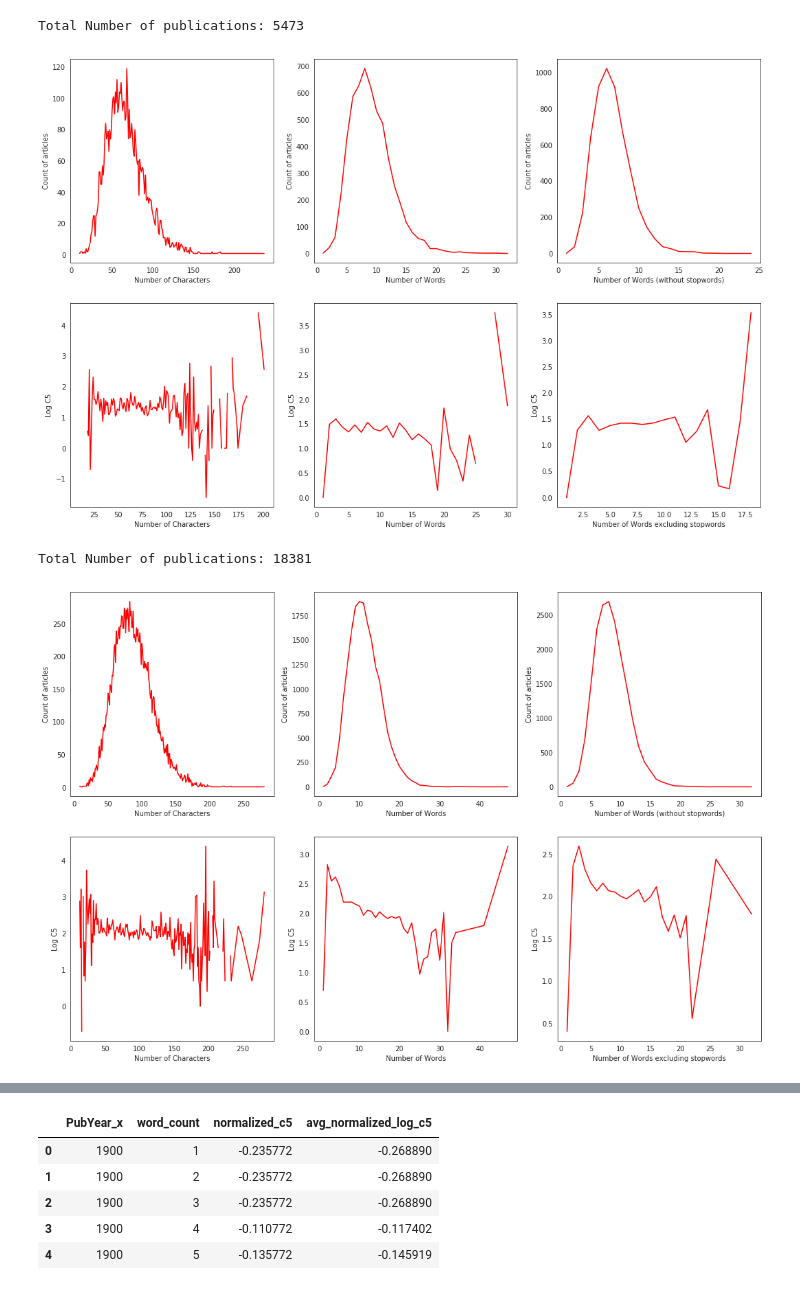
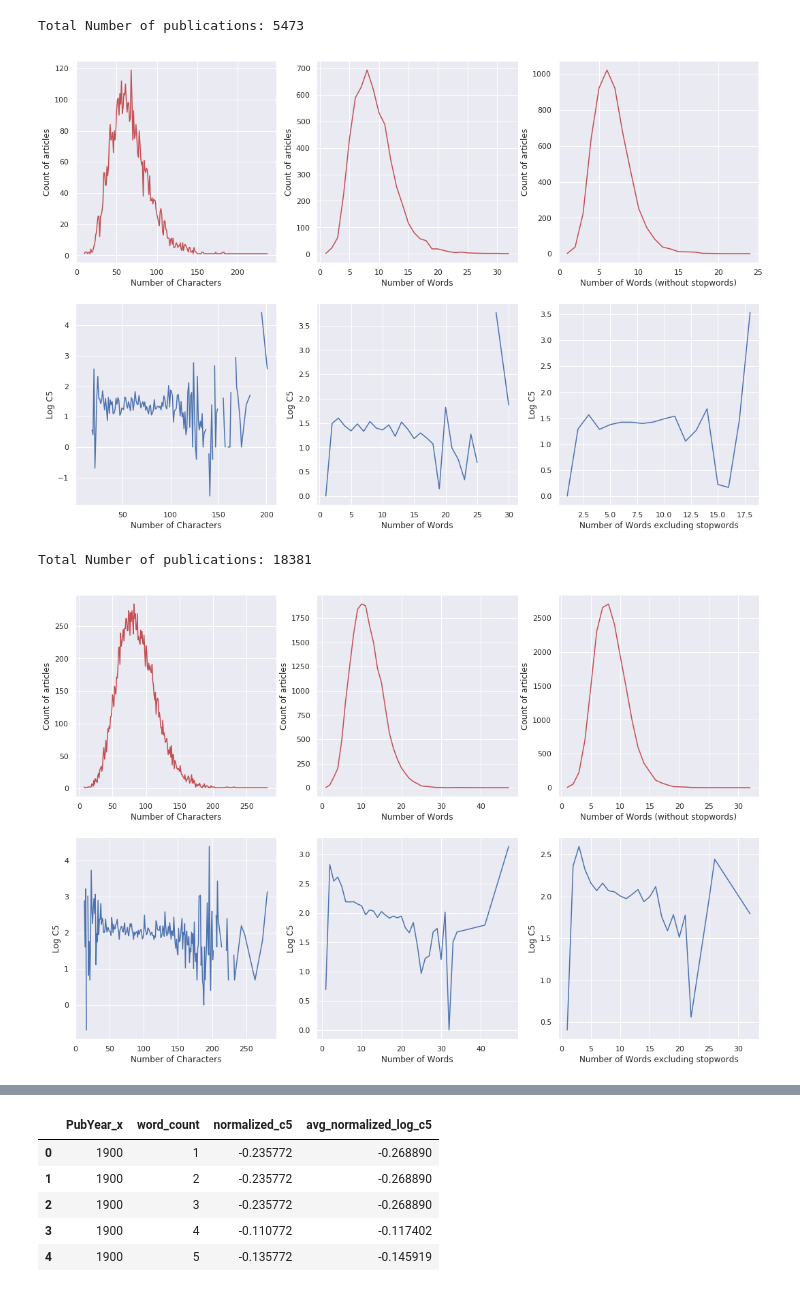
Before and after one commit to srjit/science-of-genius-title-impact, a Jupyter notebook: src/data-exploration/2. eda-part2.ipynb, the cells around one changed output, grey strips where cells are left out. Drawn from its saved outputs; the diff is of its cells as text; code cells hidden in the pictures.

```diff
--- a/src/data-exploration/2. eda-part2.ipynb
+++ b/src/data-exploration/2. eda-part2.ipynb
@@ -256,26 +261,26 @@ ax43.set_ylabel("Count of articles")
 
 data1970_avg_c5_for_character_count = data1970.groupby(['character_count'], as_index=False)['c5'].mean()
 data1970_avg_c5_for_character_count['avg_log_c5'] = data1970_avg_c5_for_character_count['c5'].apply(lambda x: np.log(x))
-ax44.plot(data1970_avg_c5_for_character_count['character_count'], data1970_avg_c5_for_character_count['avg_log_c5'], 'r')
+ax44.plot(data1970_avg_c5_for_character_count['character_count'], data1970_avg_c5_for_character_count['avg_log_c5'])
 ax44.set_xlabel("Number of Characters")
 ax44.set_ylabel("Log C5")
 
 data1970_avg_c5_for_word_count = data1970.groupby(['word_count'], as_index=False)['c5'].mean()
 data1970_avg_c5_for_word_count['avg_log_c5'] = data1970_avg_c5_for_word_count['c5'].apply(lambda x: np.log(x))
-ax45.plot(data1970_avg_c5_for_word_count['word_count'], data1970_avg_c5_for_word_count['avg_log_c5'], 'r')
+ax45.plot(data1970_avg_c5_for_word_count['word_count'], data1970_avg_c5_for_word_count['avg_log_c5'])
 ax45.set_xlabel("Number of Words")
 ax45.set_ylabel("Log C5")
 
 data1970_avg_c5_for_word_count_without_stp = data1970.groupby(['cleaned_title_word_count'], as_index=False)['c5'].mean()
 data1970_avg_c5_for_word_count_without_stp['avg_log_c5'] = data1970_avg_c5_for_word_count_without_stp['c5'].apply(lambda x: np.log(x))
-ax46.plot(data1970_avg_c5_for_word_count_without_stp['cleaned_title_word_count'], data1970_avg_c5_for_word_count_without_stp['avg_log_c5'], 'r')
+ax46.plot(data1970_avg_c5_for_word_count_without_stp['cleaned_title_word_count'], data1970_avg_c5_for_word_count_without_stp['avg_log_c5'])
 ax46.set_xlabel("Number of Words excluding stopwords")
 ax46.set_ylabel("Log C5")
 
 f4.show()
 # %% [output]
 Total Number of publications: 5473
-[figure, old version]
+[figure, new version]
 # %%
 # distribution of word counts in the year 2000 & how the variation of citation is with the word count in this year
 data2000 = data[data.PubYear_x == 2000]
@@ -298,37 +303,37 @@ ax51.plot(data2000_character_distribution['character_count'], data2000_character
 ax51.set_xlabel("Number of Characters")
 ax51.set_ylabel("Count of articles")
 
 ax52.plot(data2000_word_distribution['word_count'], data2000_word_distribution['counts'], 'r')
 ax52.set_xlabel("Number of Words")
 ax52.set_ylabel("Count of articles")
 
 ax53.plot(data2000_word_distribution_without_stopwords['cleaned_title_word_count'], data2000_word_distribution_without_stopwords['counts'],'r')
 ax53.set_xlabel("Number of Words (without stopwords)")
 ax53.set_ylabel("Count of articles")
 
 
 data2000_avg_c5_for_character_count = data2000.groupby(['character_count'], as_index=False)['c5'].mean()
 data2000_avg_c5_for_character_count['avg_log_c5'] = data2000_avg_c5_for_character_count['c5'].apply(lambda x: np.log(x))
-ax54.plot(data2000_avg_c5_for_character_count['character_count'], data2000_avg_c5_for_character_count['avg_log_c5'], 'r')
+ax54.plot(data2000_avg_c5_for_character_count['character_count'], data2000_avg_c5_for_character_count['avg_log_c5'])
 ax54.set_xlabel("Number of Characters")
 ax54.set_ylabel("Log C5")
 
 data2000_avg_c5_for_word_count = data2000.groupby(['word_count'], as_index=False)['c5'].mean()
 data2000_avg_c5_for_word_count['avg_log_c5'] = data2000_avg_c5_for_word_count['c5'].apply(lambda x: np.log(x))
-ax55.plot(data2000_avg_c5_for_word_count['word_count'], data2000_avg_c5_for_word_count['avg_log_c5'], 'r')
+ax55.plot(data2000_avg_c5_for_word_count['word_count'], data2000_avg_c5_for_word_count['avg_log_c5'])
 ax55.set_xlabel("Number of Words")
 ax55.set_ylabel("Log C5")
 
 data2000_avg_c5_for_word_count_without_stp = data2000.groupby(['cleaned_title_word_count'], as_index=False)['c5'].mean()
 data2000_avg_c5_for_word_count_without_stp['avg_log_c5'] = data2000_avg_c5_for_word_count_without_stp['c5'].apply(lambda x: np.log(x))
-ax56.plot(data2000_avg_c5_for_word_count_without_stp['cleaned_title_word_count'], data2000_avg_c5_for_word_count_without_stp['avg_log_c5'], 'r')
+ax56.plot(data2000_avg_c5_for_word_count_without_stp['cleaned_title_word_count'], data2000_avg_c5_for_word_count_without_stp['avg_log_c5'])
 ax56.set_xlabel("Number of Words excluding stopwords")
 ax56.set_ylabel("Log C5")
 
 f5.show()
 # %% [output]
 Total Number of publications: 18381
-[figure, old version]
+[figure, new version]
 # %%
 # distribution of word counts in the year 2005 & how the variation of citation is with the word count in this year
 data2005 = data[data.PubYear_x == 2005]
```
Also changed, not shown: parts of 7 cells of this notebook.
